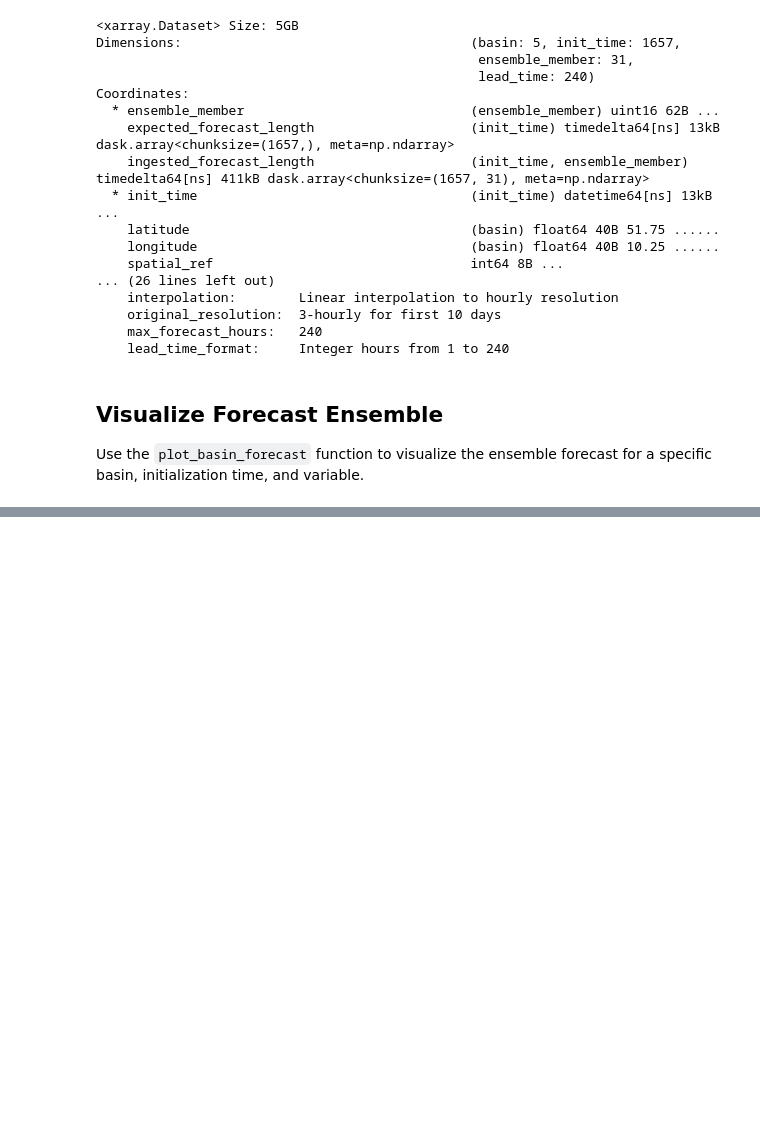
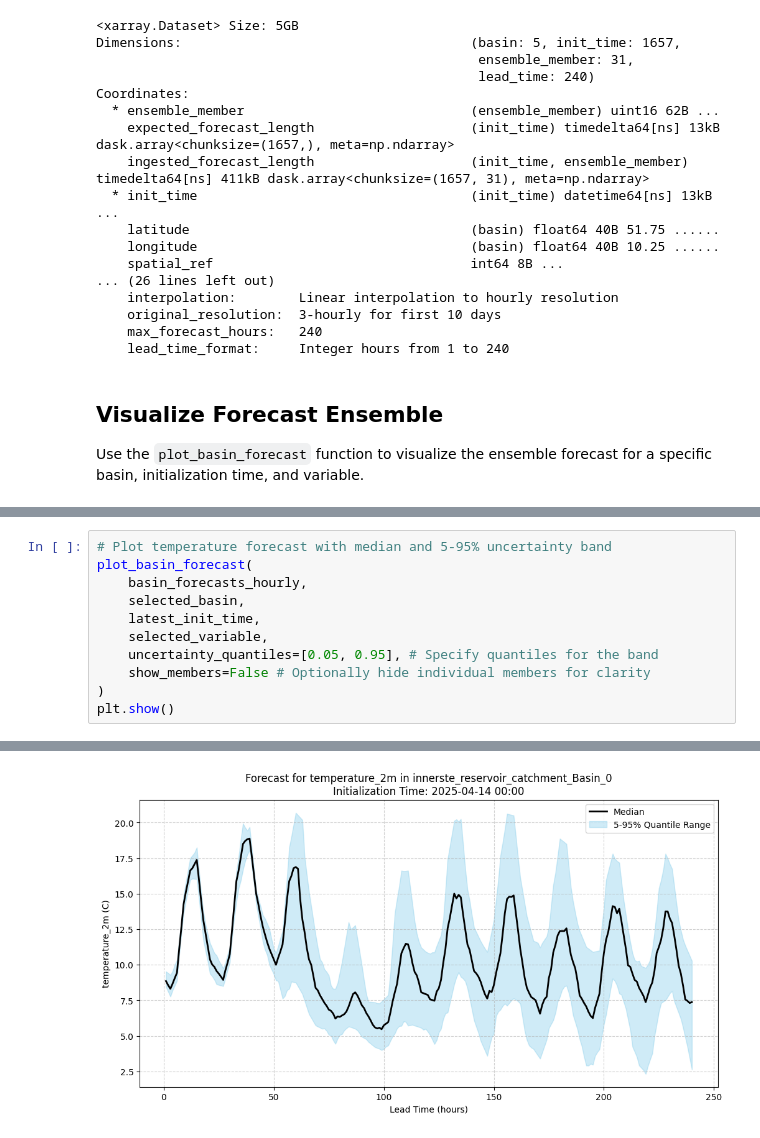
Before and after one commit to gjohnen1/NOAA-GEFS-Forecast-Processing, a Jupyter notebook: notebooks/basin_forecasts.ipynb, the cells around one changed output, grey strips where cells are left out. Drawn from its saved outputs; the diff is of its cells as text; blank space fills up the shorter version.

```diff
--- a/notebooks/basin_forecasts.ipynb
+++ b/notebooks/basin_forecasts.ipynb
@@ -260,0 +282,12 @@ plt.show()
+# %%
+# Plot temperature forecast with median and 5-95% uncertainty band
+plot_basin_forecast(
+    basin_forecasts_hourly,
+    selected_basin,
+    latest_init_time,
+    selected_variable,
+    uncertainty_quantiles=[0.05, 0.95], # Specify quantiles for the band
+    show_members=False # Optionally hide individual members for clarity
+)
+plt.show()
+# %% [output]
@@ -260,0 +296 @@ plt.show()
+[figure, added]
```
Also changed, not shown: parts of 8 cells of this notebook.
